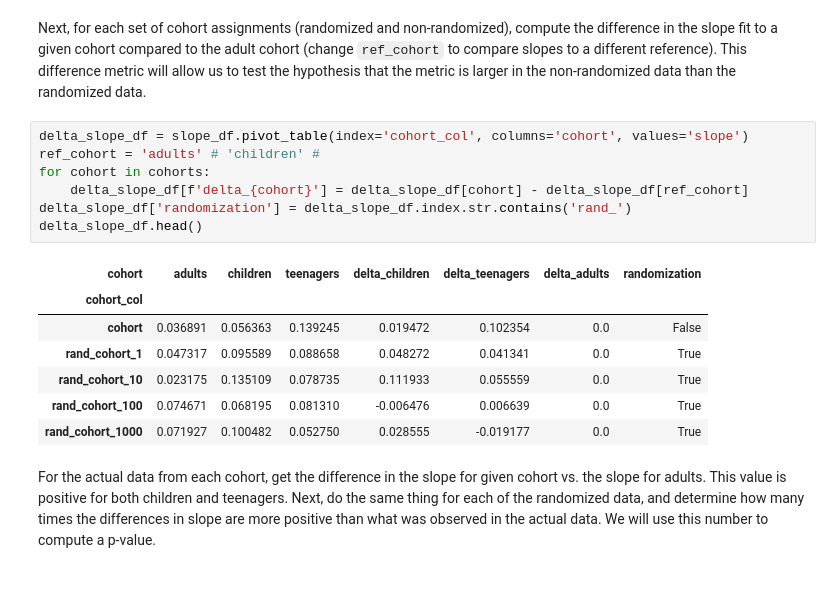
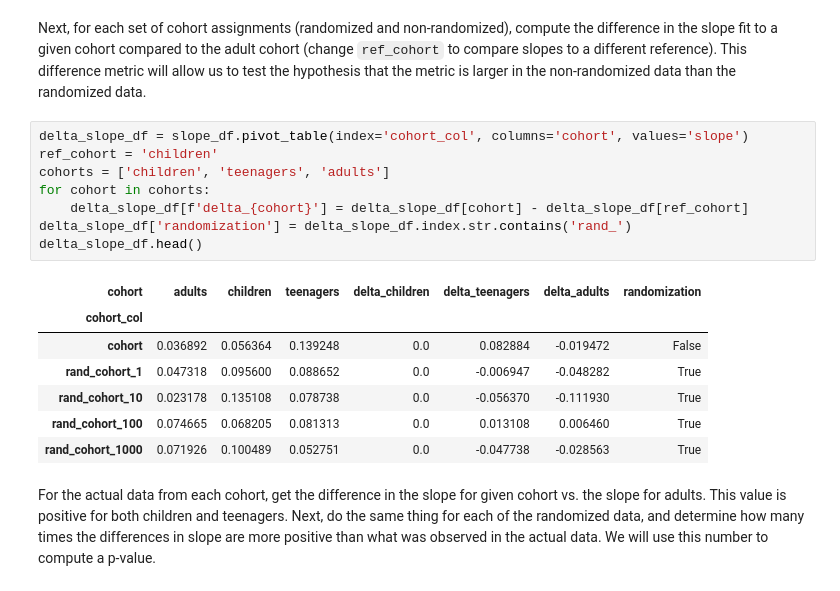
Before and after one commit to matsengrp/seasonal-flu-dmsa, a Jupyter notebook: profiles/dmsa-phenotype/notebooks/analysis_code.ipynb, the cells around one changed output. Drawn from its saved outputs; the diff is of its cells as text.

```diff
--- a/profiles/dmsa-phenotype/notebooks/analysis_code.ipynb
+++ b/profiles/dmsa-phenotype/notebooks/analysis_code.ipynb
@@ -286,19 +286,20 @@ plt.show()
 Next, for each set of cohort assignments (randomized and non-randomized), compute the difference in the slope fit to a given cohort compared to the adult cohort (change `ref_cohort` to compare slopes to a different reference). This difference metric will allow us to test the hypothesis that the metric is larger in the non-randomized data than the randomized data.
 # %%
 delta_slope_df = slope_df.pivot_table(index='cohort_col', columns='cohort', values='slope')
-ref_cohort = 'adults' # 'children' #
+ref_cohort = 'children'
+cohorts = ['children', 'teenagers', 'adults']
 for cohort in cohorts:
     delta_slope_df[f'delta_{cohort}'] = delta_slope_df[cohort] - delta_slope_df[ref_cohort]
 delta_slope_df['randomization'] = delta_slope_df.index.str.contains('rand_')
 delta_slope_df.head()
 # %% [output]
 | cohort | adults | children | teenagers | delta_children | delta_teenagers | delta_adults | randomization |
 | cohort_col |  |  |  |  |  |  |  |
-| cohort | 0.036891 | 0.056363 | 0.139245 | 0.019472 | 0.102354 | 0.0 | False |
-| rand_cohort_1 | 0.047317 | 0.095589 | 0.088658 | 0.048272 | 0.041341 | 0.0 | True |
-| rand_cohort_10 | 0.023175 | 0.135109 | 0.078735 | 0.111933 | 0.055559 | 0.0 | True |
-| rand_cohort_100 | 0.074671 | 0.068195 | 0.081310 | -0.006476 | 0.006639 | 0.0 | True |
-| rand_cohort_1000 | 0.071927 | 0.100482 | 0.052750 | 0.028555 | -0.019177 | 0.0 | True |
+| cohort | 0.036892 | 0.056364 | 0.139248 | 0.0 | 0.082884 | -0.019472 | False |
+| rand_cohort_1 | 0.047318 | 0.095600 | 0.088652 | 0.0 | -0.006947 | -0.048282 | True |
+| rand_cohort_10 | 0.023178 | 0.135108 | 0.078738 | 0.0 | -0.056370 | -0.111930 | True |
+| rand_cohort_100 | 0.074665 | 0.068205 | 0.081313 | 0.0 | 0.013108 | 0.006460 | True |
+| rand_cohort_1000 | 0.071926 | 0.100489 | 0.052751 | 0.0 | -0.047738 | -0.028563 | True |
 # %% [markdown]
 For the actual data from each cohort, get the difference in the slope for given cohort vs. the slope for adults. This value is positive for both children and teenagers. Next, do the same thing for each of the randomized data, and determine how many times the differences in slope are more positive than what was observed in the actual data. We will use this number to compute a p-value.
 # %%
```
Also changed, not shown: parts of 2 cells of this notebook, 1 other file.
